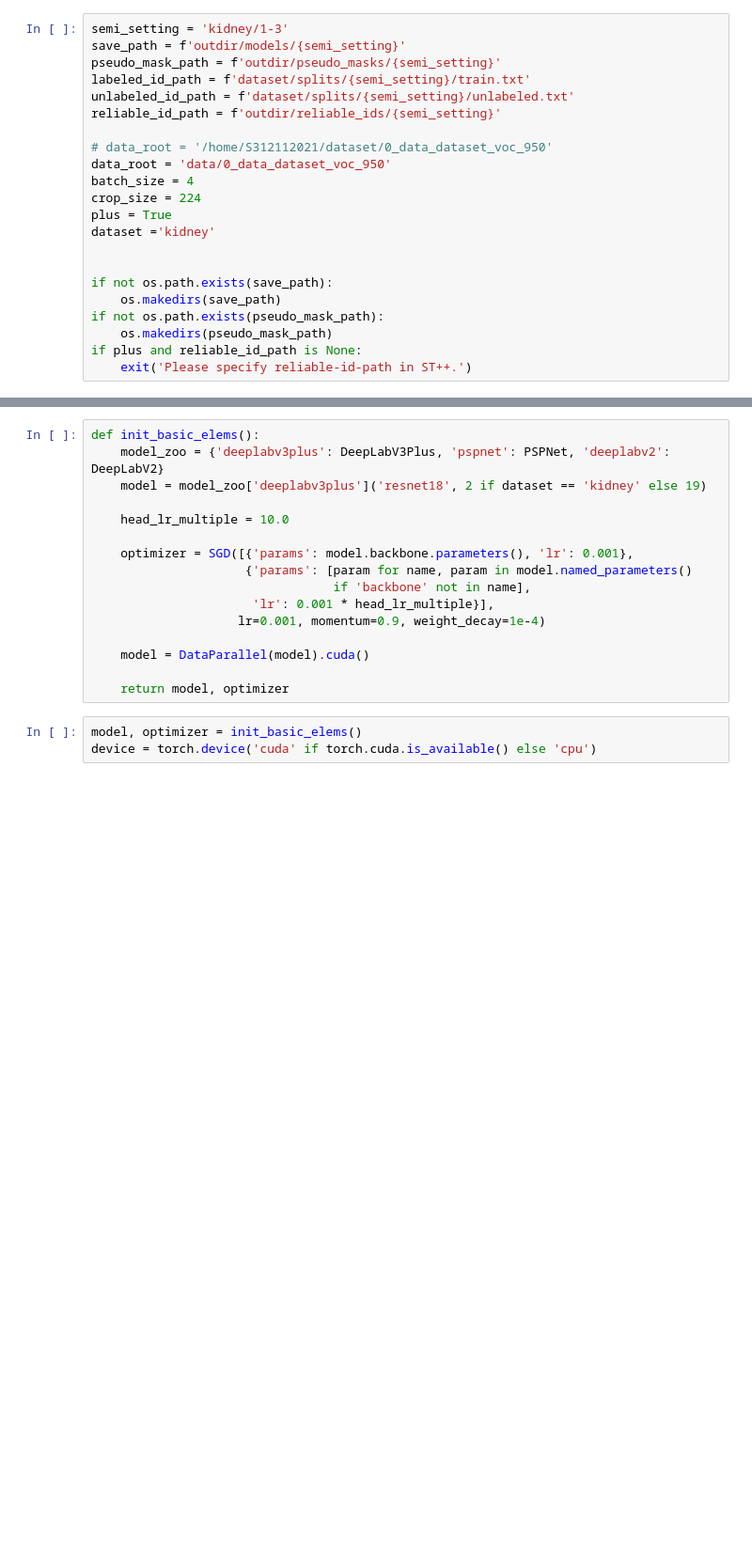
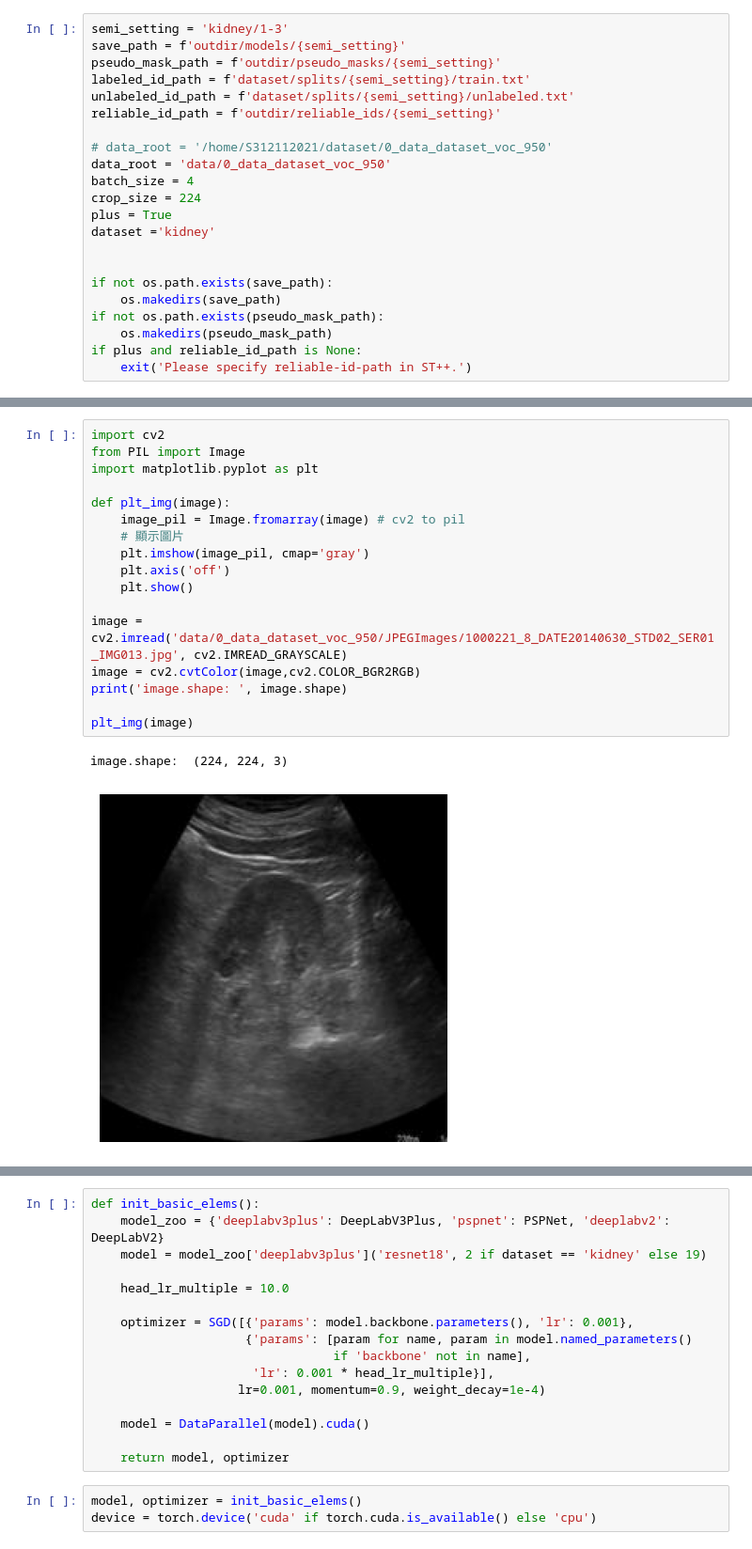
Before and after one commit to Yang-Jiaxiang/ST-PlusPlus-Louis, a Jupyter notebook: Visualization.ipynb, the cells around one changed output, grey strips where cells are left out. Shown at 94% size. Saved outputs shown, nothing was run; the diff lists cells and outputs as text; blank space fills up the shorter version.

```diff
--- a/Visualization.ipynb
+++ b/Visualization.ipynb
@@ -121,0 +50,20 @@ def get_preprocessing(preprocessing_fn):
+# %%
+import cv2
+from PIL import Image
+import matplotlib.pyplot as plt
+
+def plt_img(image):
+    image_pil = Image.fromarray(image) # cv2 to pil
+    # 顯示圖片
+    plt.imshow(image_pil, cmap='gray')
+    plt.axis('off')
+    plt.show()
+
+image = cv2.imread('data/0_data_dataset_voc_950/JPEGImages/1000221_8_DATE20140630_STD02_SER01_IMG013.jpg', cv2.IMREAD_GRAYSCALE)
+image = cv2.cvtColor(image,cv2.COLOR_BGR2RGB)
+print('image.shape: ', image.shape)
+
+plt_img(image)
+# %% [output]
+image.shape:  (224, 224, 3)
+[figure, added]
```
Also changed, not shown: parts of 22 cells of this notebook, 27 other files.
